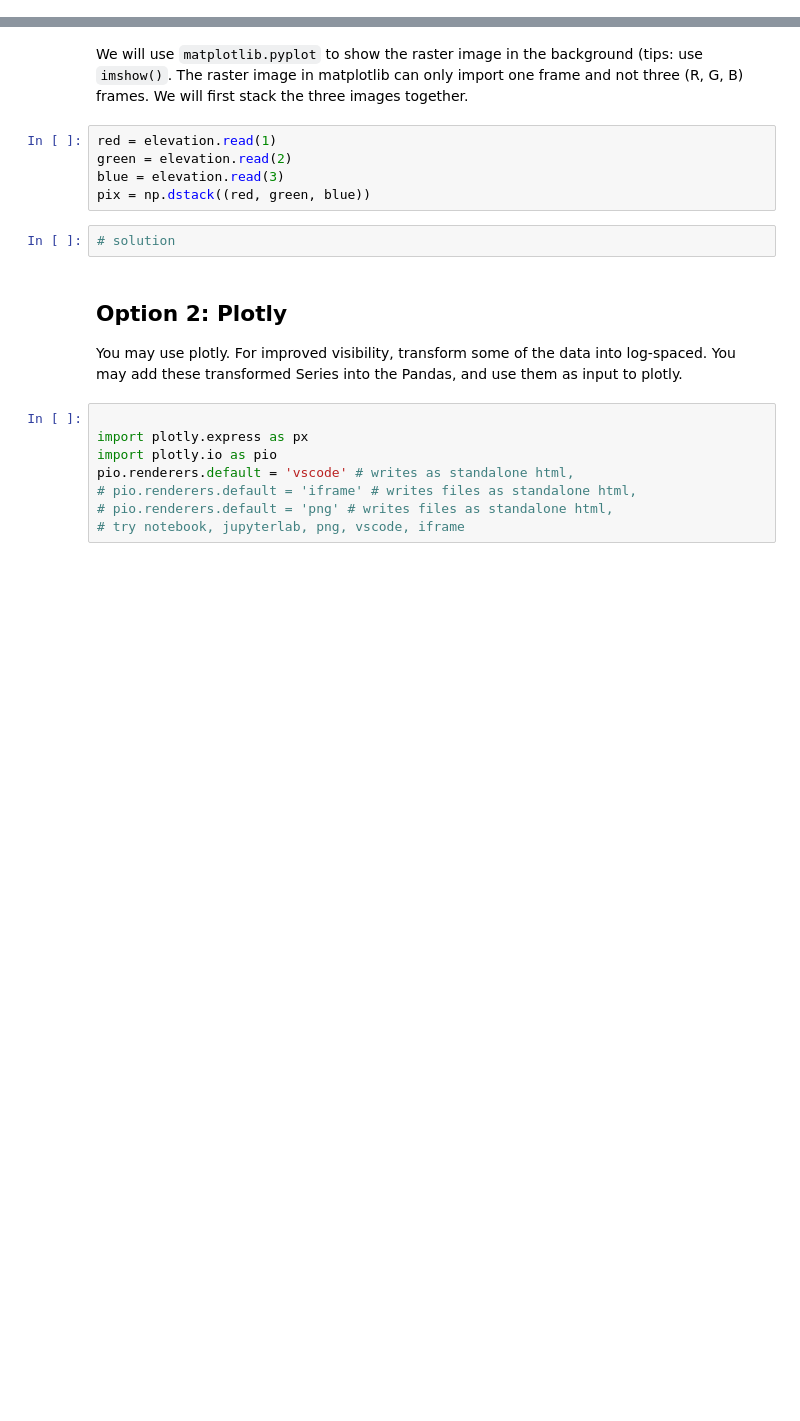
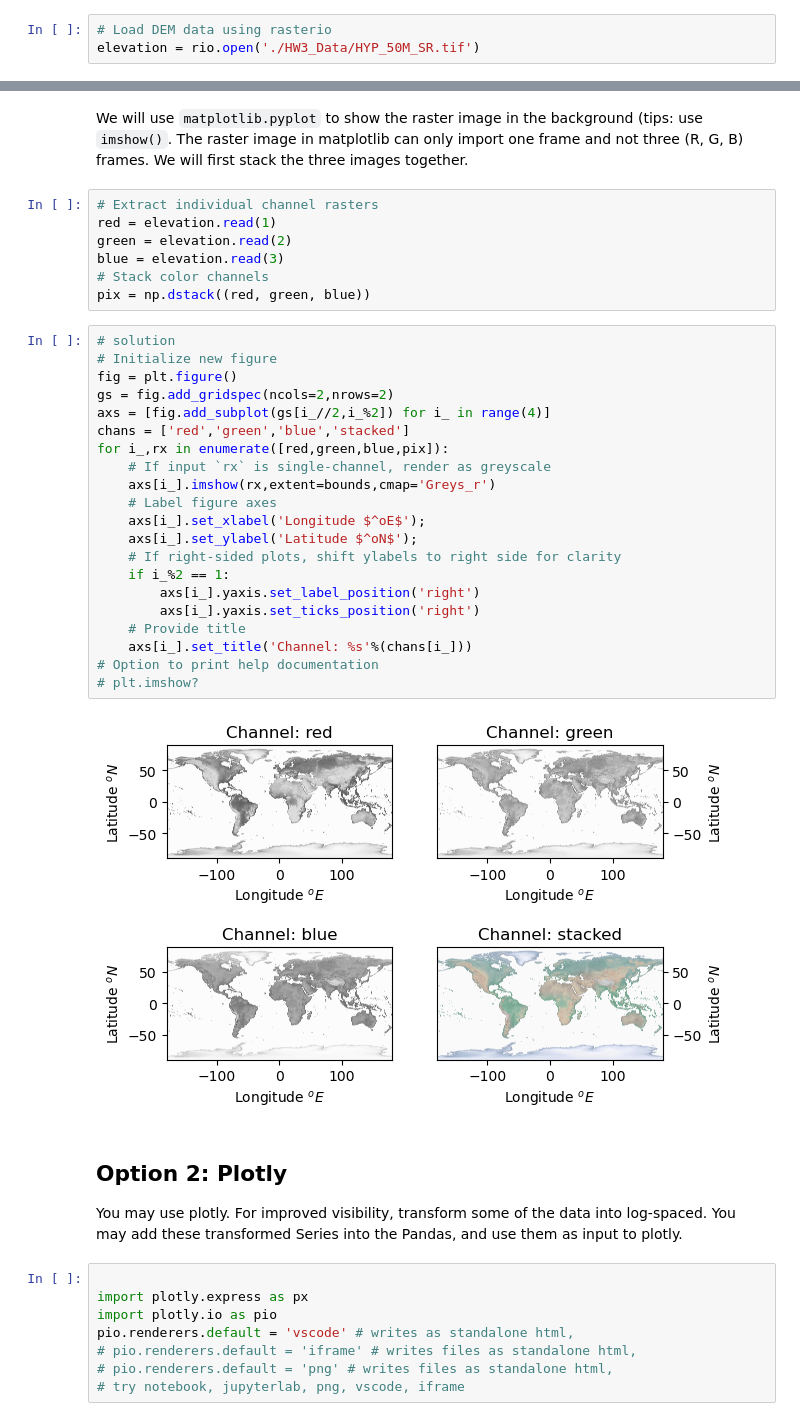
Before and after one commit to UW-ESS-DS/MLGeo-2023-Stevens-NT, a Jupyter notebook: homework/homework_3.ipynb, the cells around one changed output, grey strips where cells are left out. Saved outputs shown, nothing was run; the diff lists cells and outputs as text; blank space fills up the shorter version.

```diff
--- a/homework/homework_3.ipynb
+++ b/homework/homework_3.ipynb
@@ -109,3 +121,6 @@ You can use the ``elevation`` data from the DEM seen in class. Download the DEM
+# %%
+# Load DEM data using rasterio
+elevation = rio.open('./HW3_Data/HYP_50M_SR.tif')
 # %% [markdown]
 
 ___Tips___: when plotting a image in ``matplotlib`` you need to add information about the physical dimensions of the image. You can calculate the ``bounds``.
@@ -115,12 +134,35 @@ bounds = (elevation.bounds.left, elevation.bounds.right, \
 # %% [markdown]
 We will use ``matplotlib.pyplot`` to show the raster image in the background (tips: use ``imshow()``. The raster image in matplotlib can only import one frame and not three (R, G, B) frames. We will first stack the three images together.
 # %%
+# Extract individual channel rasters
 red = elevation.read(1)
 green = elevation.read(2)
 blue = elevation.read(3)
+# Stack color channels
 pix = np.dstack((red, green, blue))
-# %%
-# solution
+# %%
+# solution
+# Initialize new figure
+fig = plt.figure()
+gs = fig.add_gridspec(ncols=2,nrows=2)
+axs = [fig.add_subplot(gs[i_//2,i_%2]) for i_ in range(4)]
+chans = ['red','green','blue','stacked']
+for i_,rx in enumerate([red,green,blue,pix]):
+    # If input `rx` is single-channel, render as greyscale
+    axs[i_].imshow(rx,extent=bounds,cmap='Greys_r')
+    # Label figure axes
+    axs[i_].set_xlabel('Longitude $^oE$');
+    axs[i_].set_ylabel('Latitude $^oN$');
+    # If right-sided plots, shift ylabels to right side for clarity
+    if i_%2 == 1:
+        axs[i_].yaxis.set_label_position('right')
+        axs[i_].yaxis.set_ticks_position('right')
+    # Provide title
+    axs[i_].set_title('Channel: %s'%(chans[i_]))
+# Option to print help documentation
+# plt.imshow?
+# %% [output]
+[figure, added]
 # %% [markdown]
 ## Option 2: Plotly
 
```
Also changed, not shown: parts of 6 cells of this notebook.
